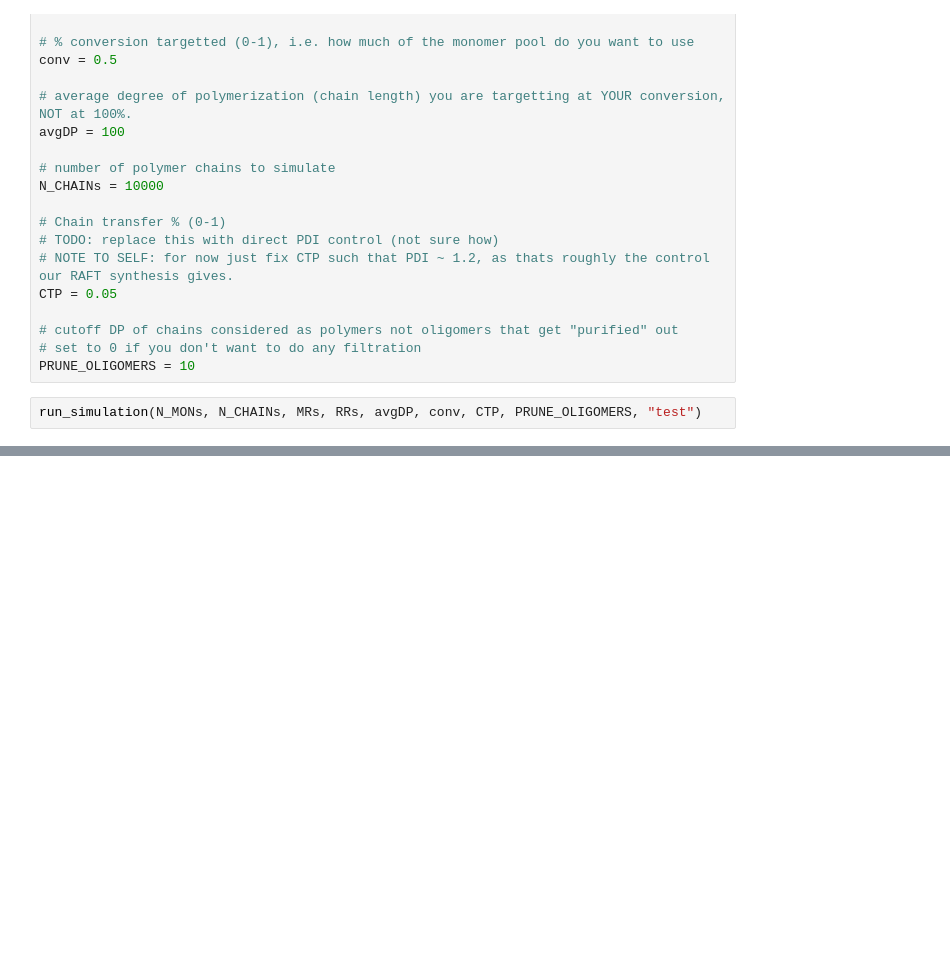
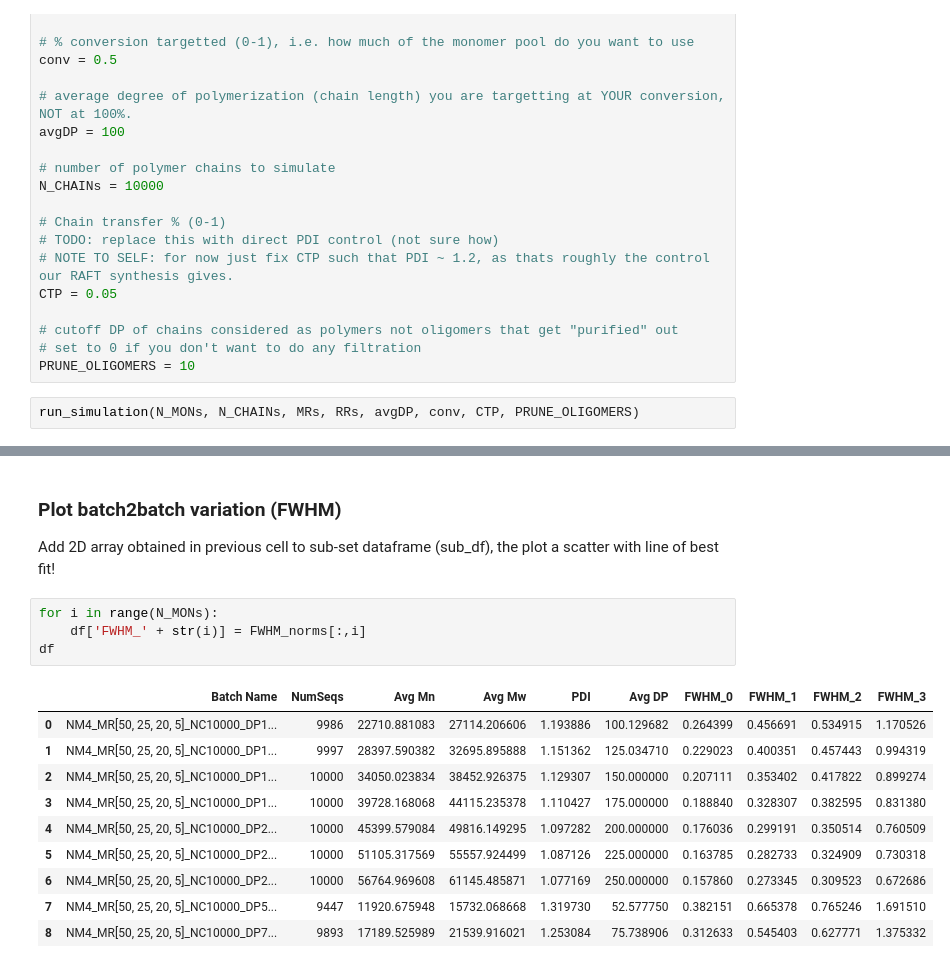
Before and after one commit to ivanjayapurna/RHPapp, a Jupyter notebook: HTP_compdrift.ipynb, the cells around one changed output, grey strips where cells are left out. Saved outputs shown, nothing was run; the diff lists cells and outputs as text; blank space fills up the shorter version.

```diff
--- a/HTP_compdrift.ipynb
+++ b/HTP_compdrift.ipynb
@@ -43,4 +45,4 @@ CTP = 0.05
 # set to 0 if you don't want to do any filtration
 PRUNE_OLIGOMERS = 10
 # %%
-run_simulation(N_MONs, N_CHAINs, MRs, RRs, avgDP, conv, CTP, PRUNE_OLIGOMERS, "test")
+run_simulation(N_MONs, N_CHAINs, MRs, RRs, avgDP, conv, CTP, PRUNE_OLIGOMERS)
@@ -91,0 +329,18 @@ Simulation done! Sequence file saved @ 200.csv
+# %% [markdown]
+### Plot batch2batch variation (FWHM)
+Add 2D array obtained in previous cell to sub-set dataframe (sub_df), the plot a scatter with line of best fit!
+# %%
+for i in range(N_MONs):
+    df['FWHM_' + str(i)] = FWHM_norms[:,i]
+df
+# %% [output]
+|  | Batch Name | NumSeqs | Avg Mn | Avg Mw | PDI | Avg DP | FWHM_0 | FWHM_1 | FWHM_2 | FWHM_3 |
+| 0 | NM4_MR[50, 25, 20, 5]_NC10000_DP1... | 9986 | 22710.881083 | 27114.206606 | 1.193886 | 100.129682 | 0.264399 | 0.456691 | 0.534915 | 1.170526 |
+| 1 | NM4_MR[50, 25, 20, 5]_NC10000_DP1... | 9997 | 28397.590382 | 32695.895888 | 1.151362 | 125.034710 | 0.229023 | 0.400351 | 0.457443 | 0.994319 |
+| 2 | NM4_MR[50, 25, 20, 5]_NC10000_DP1... | 10000 | 34050.023834 | 38452.926375 | 1.129307 | 150.000000 | 0.207111 | 0.353402 | 0.417822 | 0.899274 |
+| 3 | NM4_MR[50, 25, 20, 5]_NC10000_DP1... | 10000 | 39728.168068 | 44115.235378 | 1.110427 | 175.000000 | 0.188840 | 0.328307 | 0.382595 | 0.831380 |
+| 4 | NM4_MR[50, 25, 20, 5]_NC10000_DP2... | 10000 | 45399.579084 | 49816.149295 | 1.097282 | 200.000000 | 0.176036 | 0.299191 | 0.350514 | 0.760509 |
+| 5 | NM4_MR[50, 25, 20, 5]_NC10000_DP2... | 10000 | 51105.317569 | 55557.924499 | 1.087126 | 225.000000 | 0.163785 | 0.282733 | 0.324909 | 0.730318 |
+| 6 | NM4_MR[50, 25, 20, 5]_NC10000_DP2... | 10000 | 56764.969608 | 61145.485871 | 1.077169 | 250.000000 | 0.157860 | 0.273345 | 0.309523 | 0.672686 |
+| 7 | NM4_MR[50, 25, 20, 5]_NC10000_DP5... | 9447 | 11920.675948 | 15732.068668 | 1.319730 | 52.577750 | 0.382151 | 0.665378 | 0.765246 | 1.691510 |
+| 8 | NM4_MR[50, 25, 20, 5]_NC10000_DP7... | 9893 | 17189.525989 | 21539.916021 | 1.253084 | 75.738906 | 0.312633 | 0.545403 | 0.627771 | 1.375332 |
```
Also changed, not shown: parts of 17 cells of this notebook, 10 other files.
